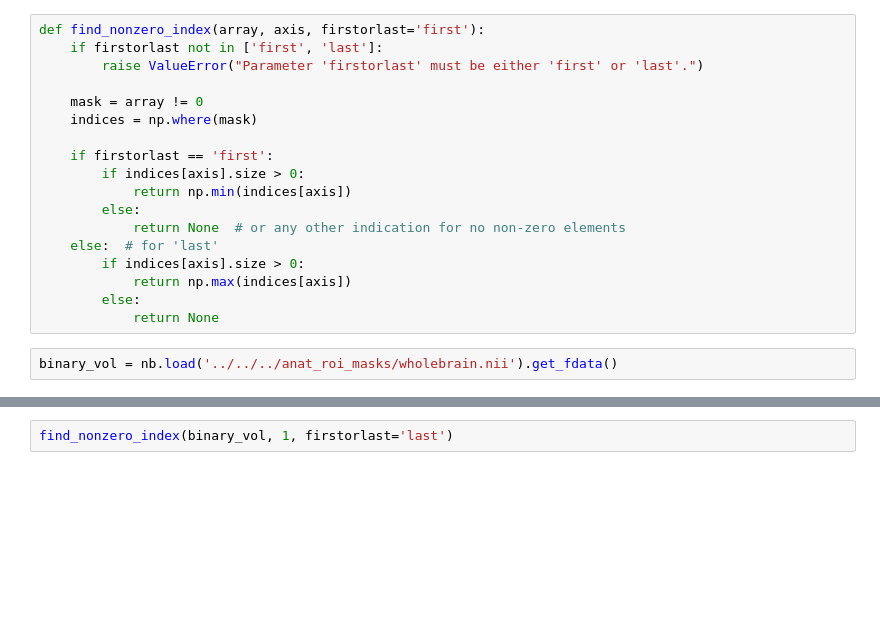
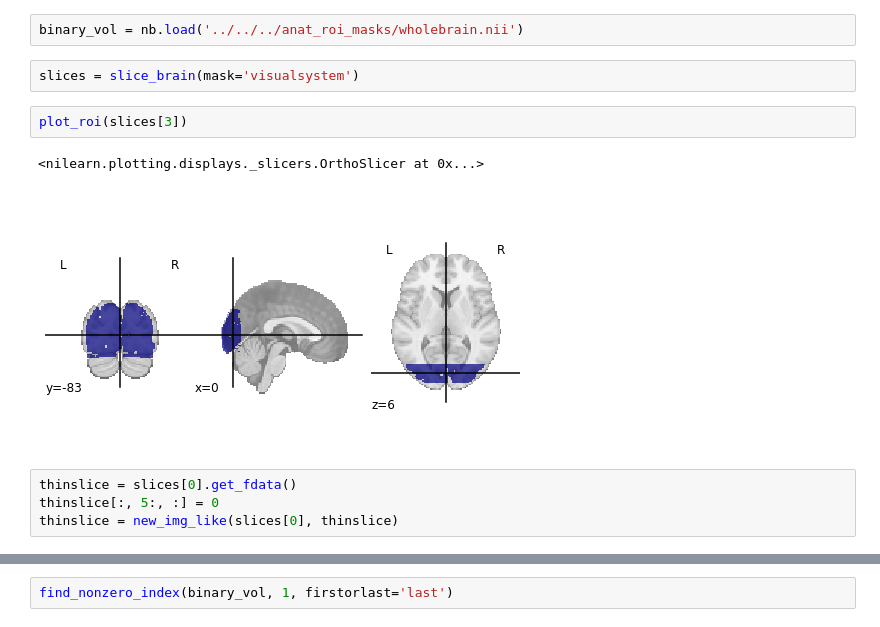
Before and after one commit to GAldegheri/vistemp_fmri, a Jupyter notebook: analysis/ROI_PGround.ipynb, the cells around one changed output, grey strips where cells are left out. Cells and saved outputs as stored; diff of their text form; blank space fills up the shorter version.

```diff
--- a/analysis/ROI_PGround.ipynb
+++ b/analysis/ROI_PGround.ipynb
@@ -14,20 +15,13 @@ The autoreload extension is already loaded. To reload it, use:
-# %%
-def find_nonzero_index(array, axis, firstorlast='first'):
-    if firstorlast not in ['first', 'last']:
-        raise ValueError("Parameter 'firstorlast' must be either 'first' or 'last'.")
-
-    mask = array != 0
-    indices = np.where(mask)
-
-    if firstorlast == 'first':
-        if indices[axis].size > 0:
-            return np.min(indices[axis])
-        else:
-            return None  # or any other indication for no non-zero elements
-    else:  # for 'last'
-        if indices[axis].size > 0:
-            return np.max(indices[axis])
-        else:
-            return None
 # %%
-binary_vol = nb.load('../../../anat_roi_masks/wholebrain.nii').get_fdata()
+binary_vol = nb.load('../../../anat_roi_masks/wholebrain.nii')
+# %%
+slices = slice_brain(mask='visualsystem')
+# %%
+plot_roi(slices[3])
+# %% [output]
+<nilearn.plotting.displays._slicers.OrthoSlicer at 0x...>
+[figure, added]
+# %%
+thinslice = slices[0].get_fdata()
+thinslice[:, 5:, :] = 0
+thinslice = new_img_like(slices[0], thinslice)
```
Also changed, not shown: parts of 12 cells of this notebook, 1 other file.
